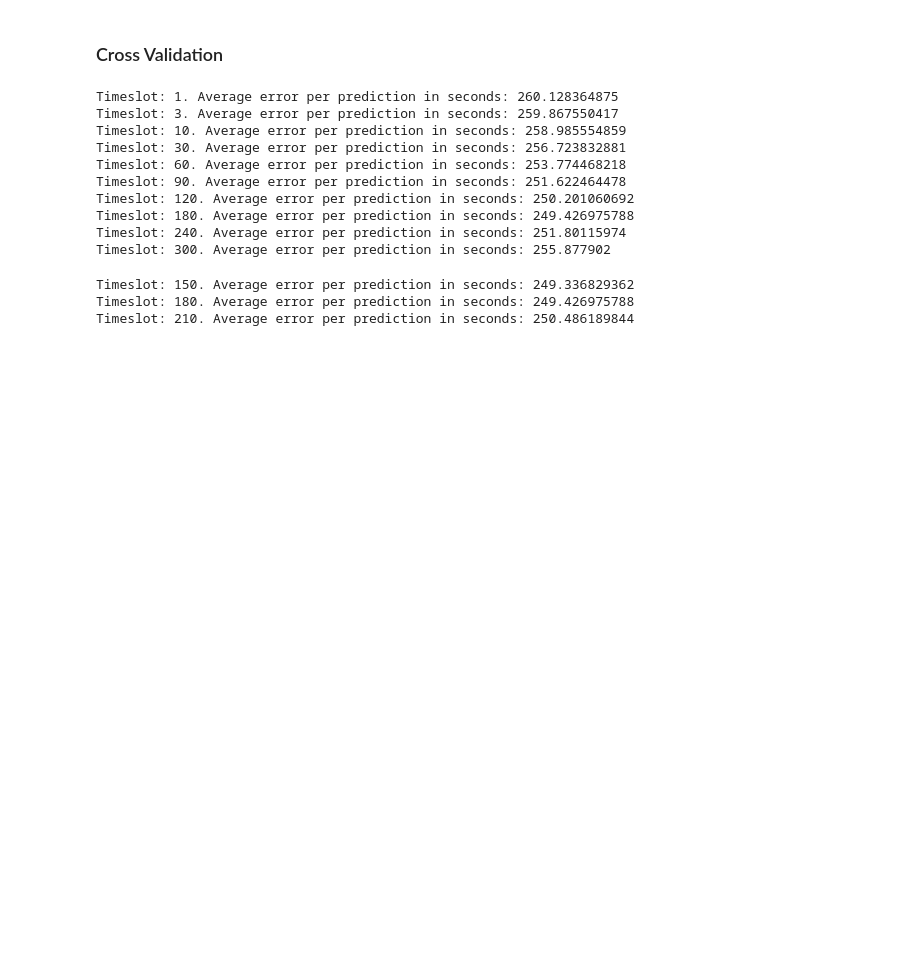
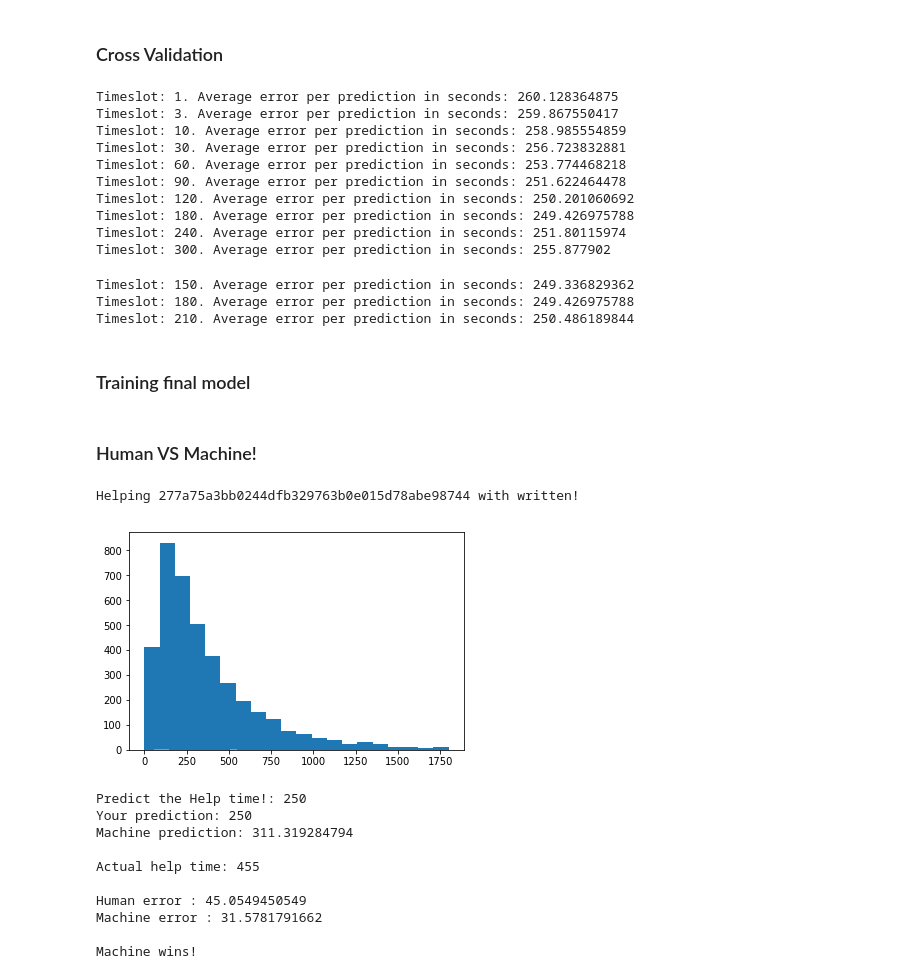
Before and after one commit to randomshuffle/122OHestimator, a Jupyter notebook: OH Queue Estimator.ipynb, the cells around one changed output. Drawn from its saved outputs; the diff is of its cells as text; code cells hidden in the pictures; blank space fills up the shorter version.

Commit message:
cleared bugs, added human vs machine game

```diff
--- a/OH Queue Estimator.ipynb
+++ b/OH Queue Estimator.ipynb
@@ -350,7 +351,7 @@ dtypes: int64(1), uint8(372)
 memory usage: 6.4 MB
 None
 # %%
-datalen = X.shape[0]
+datalen = data.shape[0]
 np.random.seed(42)
 perm = np.random.permutation(datalen)
 train_idx = perm[:int(datalen*0.7)]
@@ -514,3 +515,11 @@ cross_validation(tl_list3)
 Timeslot: 150. Average error per prediction in seconds: 249.336829362
 Timeslot: 180. Average error per prediction in seconds: 249.426975788
 Timeslot: 210. Average error per prediction in seconds: 250.486189844
+# %% [markdown]
+### Training final model
+# %%
+y2_train = y_train.apply(lambda x : x // 150)
+model = sm.GLM(y2_train, X_train, family=sm.families.Poisson(statsmodels.genmod.families.links.log))
+model_res = model.fit()
+# %% [markdown]
+### Human VS Machine!
@@ -516,0 +576,15 @@ Timeslot: 210. Average error per prediction in seconds: 250.486189844
+# %%
+human_vs_machine()
+# %% [output]
+Helping 277a75a3bb0244dfb329763b0e015d78abe98744 with written!
+[figure, added]
+Predict the Help time!: 250
+Your prediction: 250
+Machine prediction: 311.319284794
+
+Actual help time: 455
+
+Human error : 45.0549450549
+Machine error : 31.5781791662
+
+Machine wins!
```
Also changed, not shown: parts of 9 cells of this notebook.
